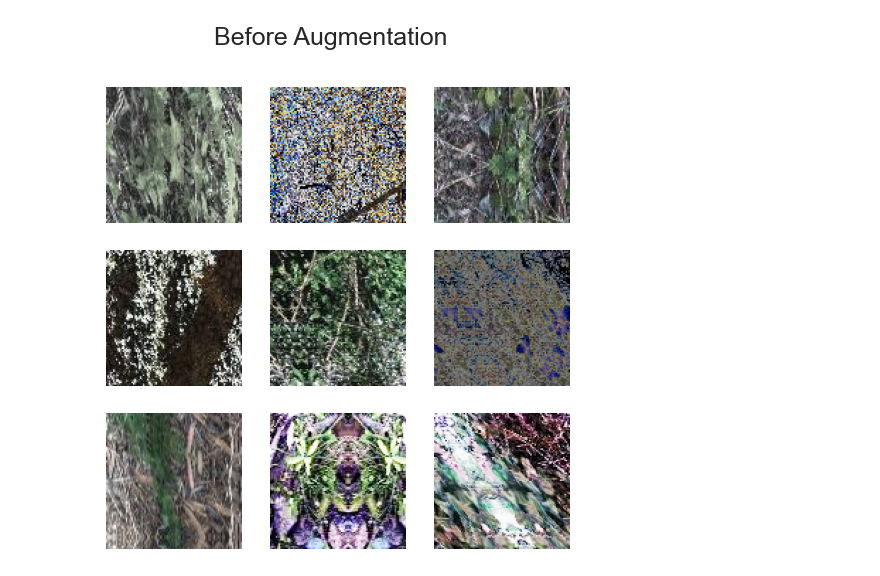
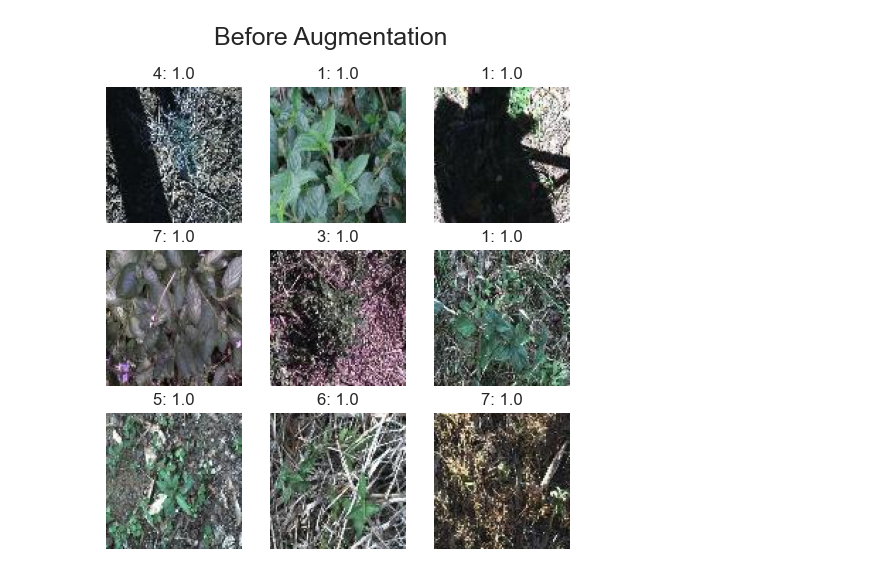
Before and after one commit to marcofasa/AN2DL-Challenges, a Jupyter notebook: Homework1/Models/Model5/Pipeline.ipynb, the cells around one changed output. Cells and saved outputs as stored; diff of their text form; code cells hidden in the pictures.

```diff
--- a/Homework1/Models/Model5/Pipeline.ipynb
+++ b/Homework1/Models/Model5/Pipeline.ipynb
@@ -80,21 +78,19 @@ X_train, X_val, Y_train, Y_val = train_test_split(X_train, Y_train, random_state
                                                   test_size=int(0.1 * dataset_size), stratify=Y_train)
 old_y_train = Y_train
 # %%
-Y_train = np.argmax(Y_train, axis=1)
+# Y_train = np.argmax(Y_train, axis=1)
 # %%
 BATCH_SIZE = 128
 AUTOTUNE = tf.data.AUTOTUNE
 
-
 def to_dict(image, label):
-    label = tf.one_hot(label, 8)
     return {"images": image, "labels": label}
 
 
 def prepare_dataset(dataset):
     return (
         dataset.shuffle(10 * BATCH_SIZE)
-        .map(to_dict, num_parallel_calls=AUTOTUNE)
+        .map(to_dict)
         .batch(BATCH_SIZE)
     )
 # %%
@@ -107,14 +98,14 @@ plt.imshow(X_train[0])
 # %%
 train_dataset = prepare_dataset(train_dataset)
-# %%
-train_dataset = train_dataset.map(keras_cv.layers.RandAugment(value_range=[0, 1]))
 # %%
 def visualize_dataset(dataset, title):
     plt.figure(figsize=(6, 6)).suptitle(title, fontsize=18)
     for i, samples in enumerate(iter(dataset.take(9))):
-        images = samples["images"]
+        images = samples['images']
         plt.subplot(3, 3, i + 1)
-        plt.imshow(np.flip(images[0], axis=-1))
+        plt.imshow(images[0])
+        plt.gca().set_title(', '.join(
+            f"{i}: {'{:.1f}'.format(float(item))}" for i, item in enumerate(samples['labels'][0]) if float(item != 0)))
         plt.axis("off")
     plt.show()
 
@@ -125 +115 @@ visualize_dataset(train_dataset, title="Before Augmentation")
-[figure, old version]
+[figure, new version]
```
Also changed, not shown: parts of 16 cells of this notebook, 3 other files.
